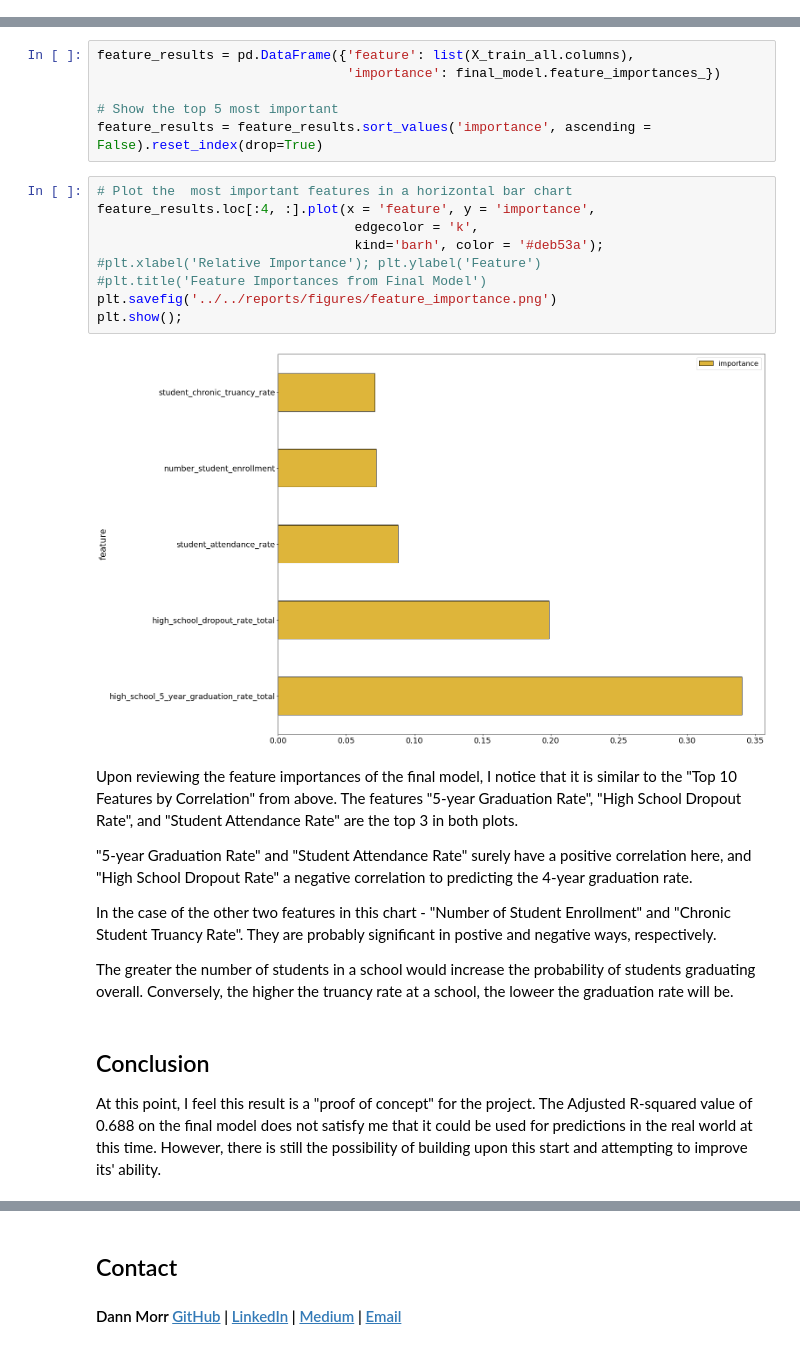
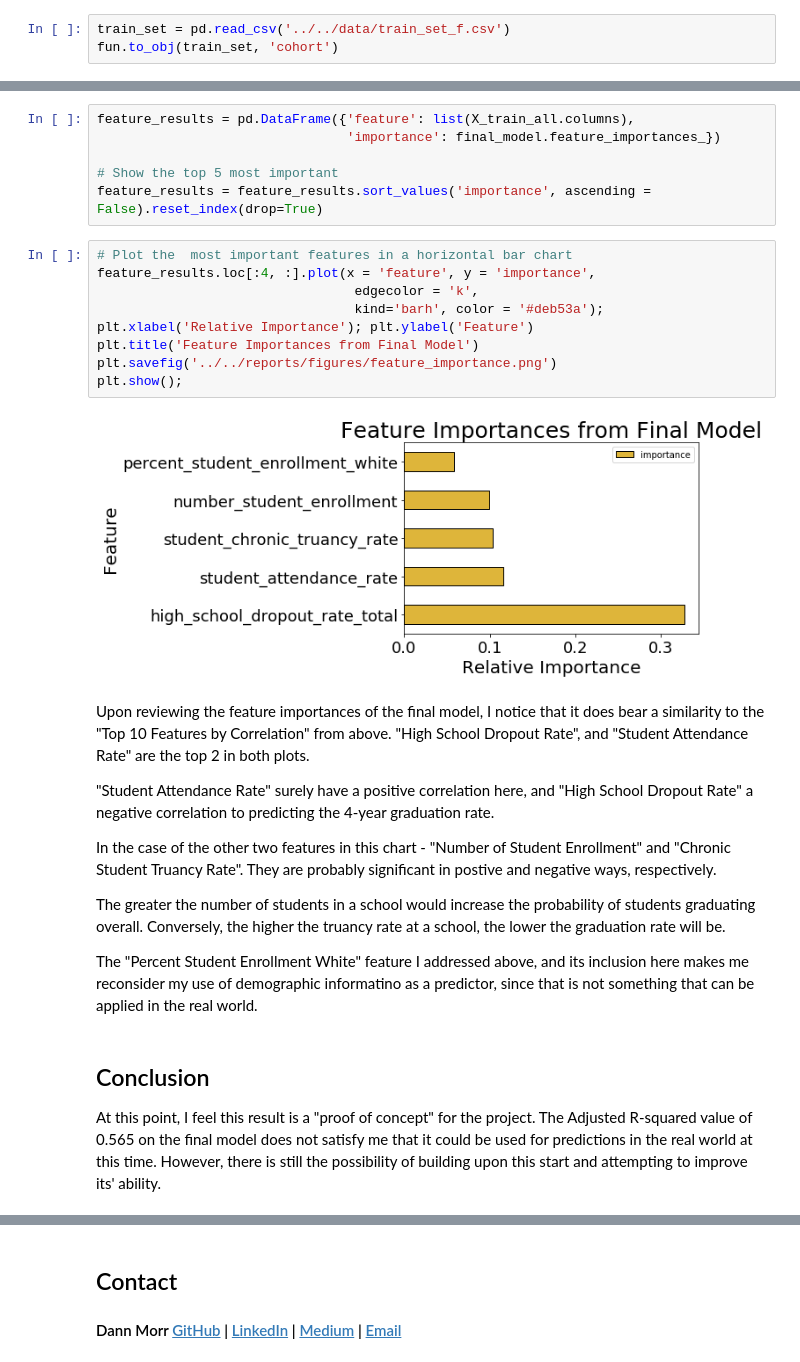
Before and after one commit to dannmorr/predicting-ibse-graduation-rate, a Jupyter notebook: notebooks/report/final_report.ipynb, the cells around one changed output, grey strips where cells are left out. Saved outputs shown, nothing was run; the diff lists cells and outputs as text.

```diff
--- a/notebooks/report/final_report.ipynb
+++ b/notebooks/report/final_report.ipynb
@@ -472,0 +482,3 @@ The next steps are to separate the target from the features in my three sets
+# %%
+train_set = pd.read_csv('../../data/train_set_f.csv')
+fun.to_obj(train_set, 'cohort')
@@ -746,27 +764,28 @@ feature_results = feature_results.sort_values('importance', ascending = False).r
 # %%
 # Plot the  most important features in a horizontal bar chart
 feature_results.loc[:4, :].plot(x = 'feature', y = 'importance',
                                  edgecolor = 'k',
                                  kind='barh', color = '#deb53a');
-#plt.xlabel('Relative Importance'); plt.ylabel('Feature')
-#plt.title('Feature Importances from Final Model')
+plt.xlabel('Relative Importance'); plt.ylabel('Feature')
+plt.title('Feature Importances from Final Model')
 plt.savefig('../../reports/figures/feature_importance.png')
 plt.show();
 # %% [output]
-[figure, old version]
+[figure, new version]
 # %% [markdown]
-Upon reviewing the feature importances of the final model, I notice that it is  similar to the "Top 10 Features by Correlation" from above.
-The features "5-year Graduation Rate", "High School Dropout Rate", and "Student Attendance Rate" are the top 3 in both plots.
+Upon reviewing the feature importances of the final model, I notice that it does bear a similarity to the "Top 10 Features by Correlation" from above. "High School Dropout Rate", and "Student Attendance Rate" are the top 2 in both plots.
 
-"5-year Graduation Rate" and "Student Attendance Rate" surely have a positive correlation here, and "High School Dropout Rate" a negative correlation to predicting the 4-year graduation rate.
+"Student Attendance Rate" surely have a positive correlation here, and "High School Dropout Rate" a negative correlation to predicting the 4-year graduation rate.
 
 In the case of the other two features in this chart - "Number of Student Enrollment" and "Chronic Student Truancy Rate". They are probably significant in postive and negative ways, respectively.
 
-The greater the number of students in a school would increase the probability of students graduating overall. Conversely, the higher the truancy rate at a school, the loweer the graduation rate will be.
+The greater the number of students in a school would increase the probability of students graduating overall. Conversely, the higher the truancy rate at a school, the lower the graduation rate will be.
+
+The "Percent Student Enrollment White" feature I addressed above, and its inclusion here makes me reconsider my use of demographic informatino as a predictor, since that is not something that can be applied in the real world.
 # %% [markdown]
 ## Conclusion
 
-At this point, I feel this result is a "proof of concept" for the project. The Adjusted R-squared value of 0.688 on the final model does not satisfy me that it could be used for predictions in the real world at this time. However, there is still the possibility of building upon this start and attempting to improve its' ability.
+At this point, I feel this result is a "proof of concept" for the project. The Adjusted R-squared value of 0.565 on the final model does not satisfy me that it could be used for predictions in the real world at this time. However, there is still the possibility of building upon this start and attempting to improve its' ability.
 # %% [markdown]
 ## Future Improvement Ideas
 
```
Also changed, not shown: parts of 22 cells of this notebook, 11 other files.
